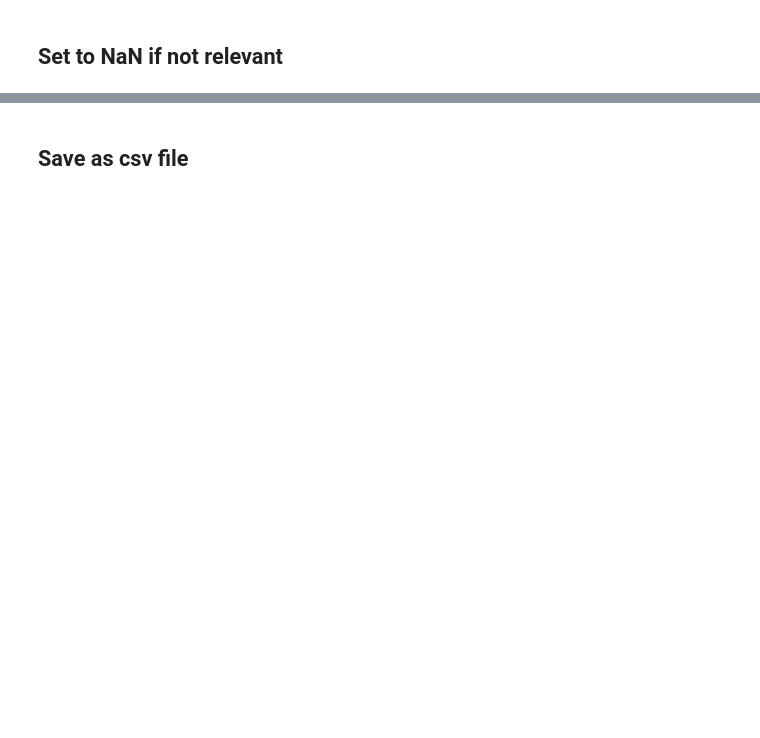
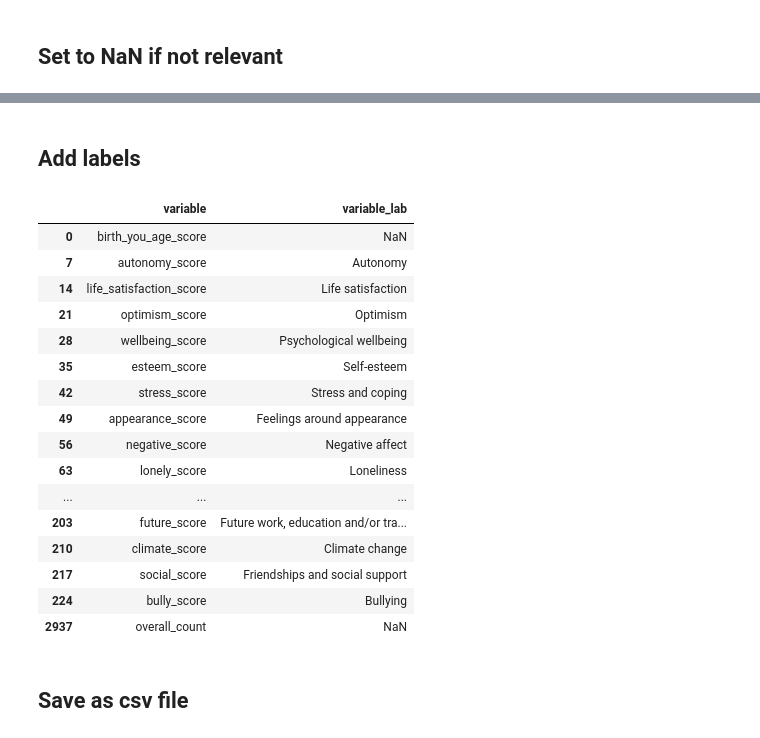
Before and after one commit to kailo-beewell/synthetic_standard_school_dashboards, a Jupyter notebook: create_and_process_data/3_rag_ratings.ipynb, the cells around one changed output, grey strips where cells are left out. Drawn from its saved outputs; the diff is of its cells as text; code cells hidden in the pictures; blank space fills up the shorter version.

Commit message:
Add labels and loneliness score

```diff
--- a/create_and_process_data/3_rag_ratings.ipynb
+++ b/create_and_process_data/3_rag_ratings.ipynb
@@ -207,4 +207,62 @@ rag[mask]
 178 rows × 15 columns
+# %% [markdown]
+## Add labels
+# %%
+var_lab = {
+    'autonomy_score': 'Autonomy',
+    'life_satisfaction_score': 'Life satisfaction',
+    'optimism_score': 'Optimism',
+    'wellbeing_score': 'Psychological wellbeing',
+    'esteem_score': 'Self-esteem',
+    'stress_score': 'Stress and coping',
+    'appearance_score': 'Feelings around appearance',
+    'negative_score': 'Negative affect',
+    'lonely_score': 'Loneliness',
+    'support_score': 'Supporting own wellbeing',
+    'sleep_score': 'Sleep',
+    'physical_score': 'Physical activity',
+    'free_like_score': 'Free time',
+    'media_score': 'Social media use',
+    'places_score': 'Places to go and things to do',
+    'talk_score': 'Talking with others about feelings',
+    'accept_score': 'Acceptance',
+    'school_belong_score': 'School connection',
+    'staff_relationship_score': 'Relationships with staff',
+    'home_relationship_score': 'Relationships with parents/carers',
+    'home_happy_score': 'Home environment',
+    'local_env_score': 'Local environment',
+    'discrim_score': 'Discrimination',
+    'belong_local_score': 'Local connection',
+    'wealth_score': 'Relative wealth',
+    'future_score': 'Future work, education and/or training',
+    'climate_score': 'Climate change',
+    'social_score': 'Friendships and social support',
+    'bully_score': 'Bullying'
+}
+# %%
+# Add label column
+rag['variable_lab'] = rag['variable'].map(var_lab)
+
+# View the labels
+rag[['variable', 'variable_lab']].drop_duplicates()
+# %% [output]
+|  | variable | variable_lab |
+| 0 | birth_you_age_score | NaN |
+| 7 | autonomy_score | Autonomy |
+| 14 | life_satisfaction_score | Life satisfaction |
+| 21 | optimism_score | Optimism |
+| 28 | wellbeing_score | Psychological wellbeing |
+| 35 | esteem_score | Self-esteem |
+| 42 | stress_score | Stress and coping |
+| 49 | appearance_score | Feelings around appearance |
+| 56 | negative_score | Negative affect |
+| 63 | lonely_score | Loneliness |
+| ... | ... | ... |
+| 203 | future_score | Future work, education and/or tra... |
+| 210 | climate_score | Climate change |
+| 217 | social_score | Friendships and social support |
+| 224 | bully_score | Bullying |
+| 2937 | overall_count | NaN |
 # %% [markdown]
 ## Save as csv file
 # %%
```
Also changed, not shown: parts of 8 cells of this notebook, 1 other file.
